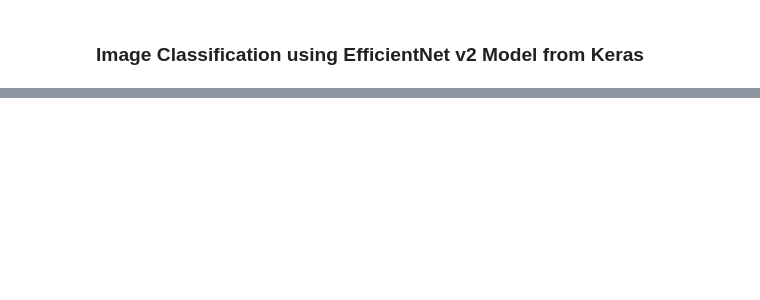
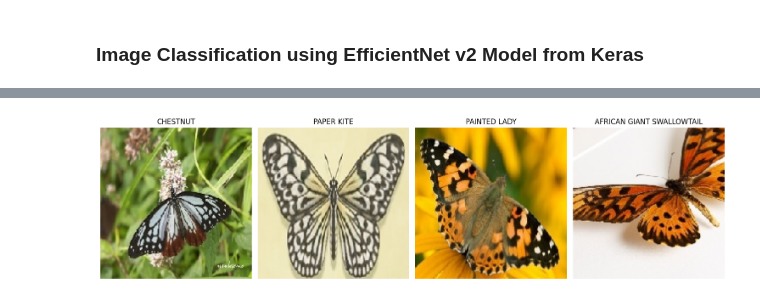
Before and after one commit to the-engrossed/Butterflies_Classified, a Jupyter notebook: classification_model.ipynb, the cells around one changed output, grey strips where cells are left out. Saved outputs shown, nothing was run; the diff lists cells and outputs as text; code cells hidden in the pictures; blank space fills up the shorter version.

```diff
--- a/classification_model.ipynb
+++ b/classification_model.ipynb
@@ -148,0 +125,23 @@ print(types)
+# %%
+def prep_data(train_data, validation_data, batch_size=16):
+    # Create ImageDataGenerator for training set
+    train_datagen = ImageDataGenerator(rescale=1.0 / 255.0)
+    train_set = train_datagen.flow_from_dataframe(
+        dataframe=train_data,
+        x_col='path',
+        y_col='label',
+        target_size=(180, 180),
+        batch_size=batch_size,
+        class_mode='sparse')
+
+    # Create ImageDataGenerator for validation set
+    validation_datagen = ImageDataGenerator(rescale=1.0 / 255.0)
+    validation_set = validation_datagen.flow_from_dataframe(
+        dataframe=validation_data,
+        x_col='path',
+        y_col='label',
+        target_size=(180, 180),
+        batch_size=batch_size,
+        class_mode='sparse')
+
+    return train_set, validation_set
@@ -175,0 +175,9 @@ plt.show()
+# %%
+train_set, validation_set = prep_data(train_data, validation_data)
+
+# Accessing the data
+images, labels = next(train_set)
+
+# Retrieving class names
+class_names = train_set.class_indices
+class_names = {v: k for k, v in class_names.items()}
@@ -196,0 +193,14 @@ maxCacheSize: 5.33 GB
+# %%
+fig, axes = plt.subplots(1, 4, figsize=(15, 5))
+
+for i in range(4):
+    axes[i].imshow(images[i])
+    label_index = int(labels[i])
+    class_name = class_names[label_index]
+    axes[i].set_title(f"{class_name}")
+    axes[i].axis('off')
+
+plt.tight_layout()
+plt.show()
+# %% [output]
+[figure, added]
```
Also changed, not shown: parts of 48 cells of this notebook.
